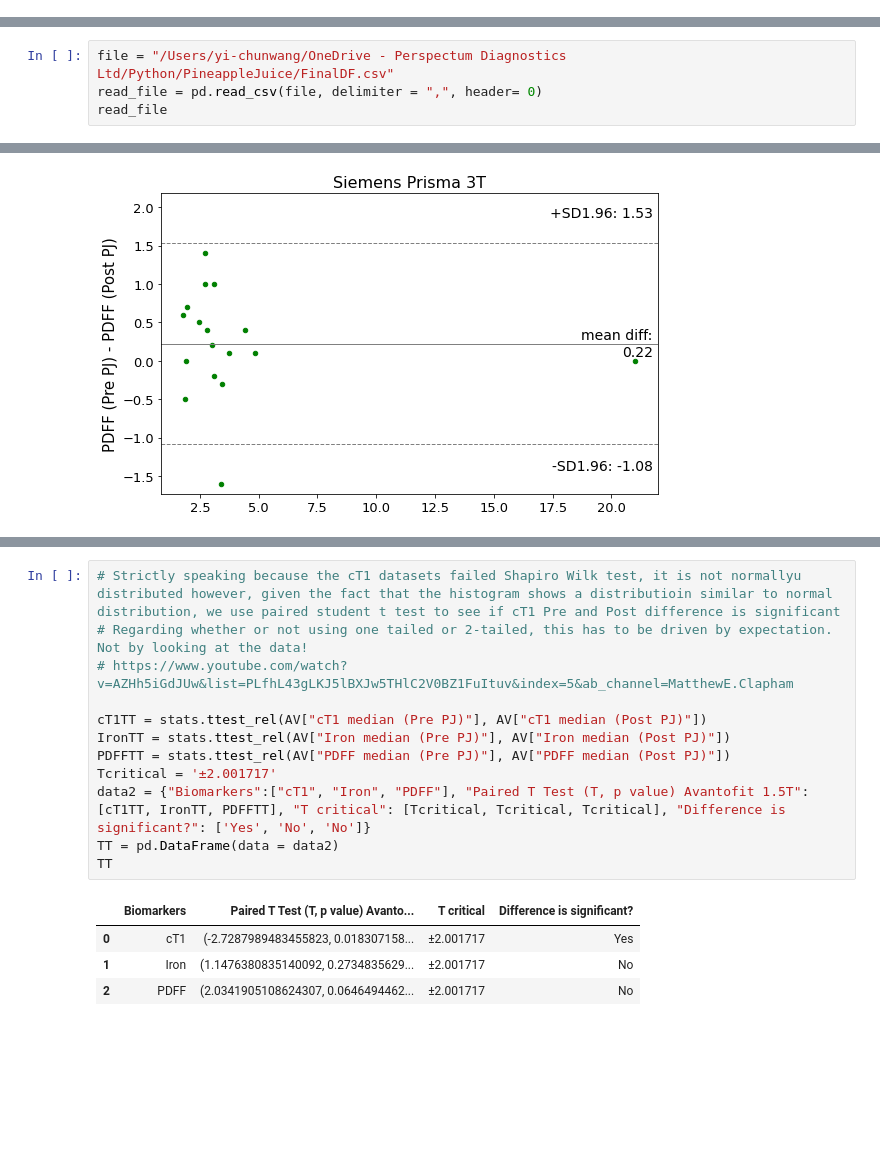
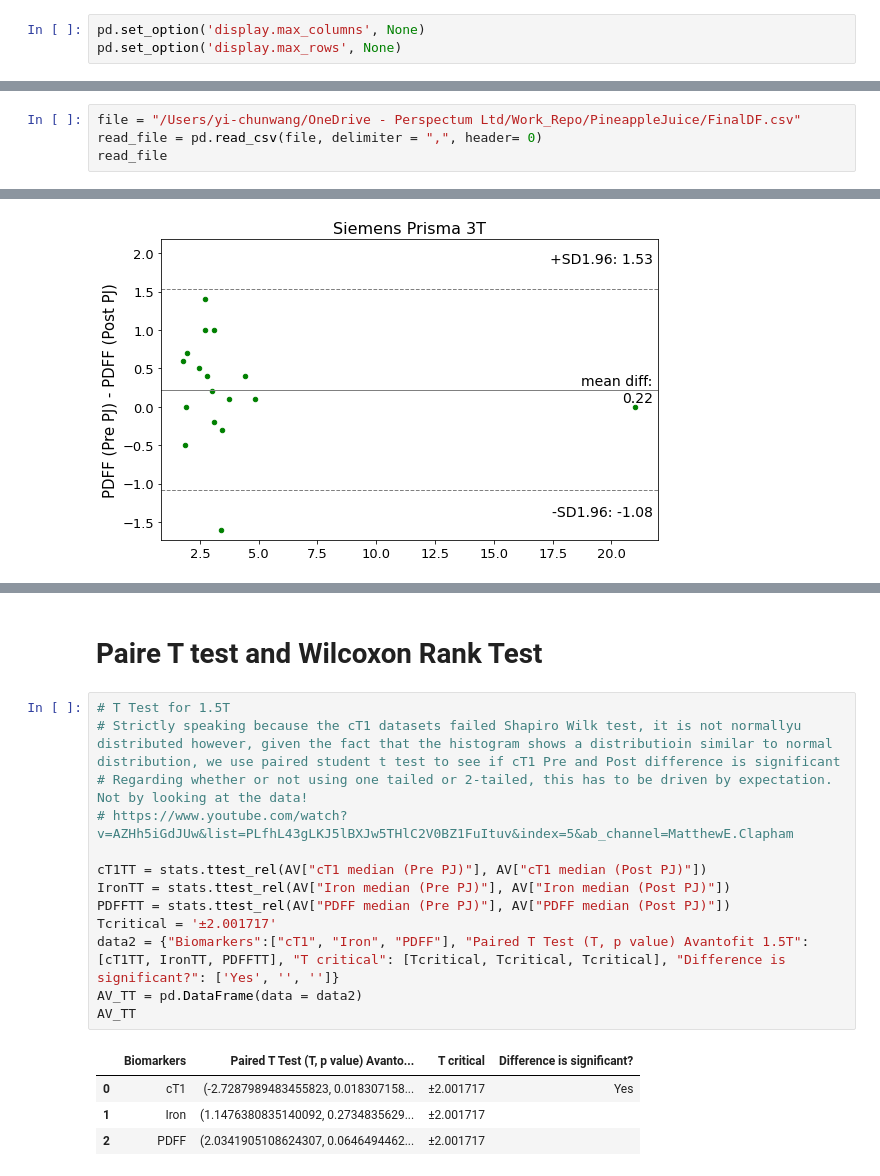
Before and after one commit to WhySeeYC/reference_app, a Jupyter notebook: PineappleJuice/VendorSpecificPlots.ipynb, the cells around one changed output, grey strips where cells are left out. Cells and saved outputs as stored; diff of their text form; blank space fills up the shorter version.

```diff
--- a/PineappleJuice/VendorSpecificPlots.ipynb
+++ b/PineappleJuice/VendorSpecificPlots.ipynb
@@ -7,3 +10,6 @@ from scipy import stats
 import numpy as np
 import dataframe_image as dfi
 import statsmodels.api as sm
+# %%
+pd.set_option('display.max_columns', None)
+pd.set_option('display.max_rows', None)
@@ -10,5 +46,5 @@ import statsmodels.api as sm
 # %%
-file = "/Users/yi-chunwang/OneDrive - Perspectum Diagnostics Ltd/Python/PineappleJuice/FinalDF.csv"
+file = "/Users/yi-chunwang/OneDrive - Perspectum Ltd/Work_Repo/PineappleJuice/FinalDF.csv"
 read_file = pd.read_csv(file, delimiter = ",", header= 0)
 read_file
 # %% [output]
@@ -465,18 +618,21 @@ dfi.export(SP, "PA Shapiro Wilk Test for Normality.png")
+# %% [markdown]
+# Paire T test and Wilcoxon Rank Test
 # %%
+# T Test for 1.5T
 # Strictly speaking because the cT1 datasets failed Shapiro Wilk test, it is not normallyu distributed however, given the fact that the histogram shows a distributioin similar to normal distribution, we use paired student t test to see if cT1 Pre and Post difference is significant
 # Regarding whether or not using one tailed or 2-tailed, this has to be driven by expectation.  Not by looking at the data!
 # https://www.youtube.com/watch?v=AZHh5iGdJUw&list=PLfhL43gLKJ5lBXJw5THlC2V0BZ1FuItuv&index=5&ab_channel=MatthewE.Clapham
 
 cT1TT = stats.ttest_rel(AV["cT1 median (Pre PJ)"], AV["cT1 median (Post PJ)"])
 IronTT = stats.ttest_rel(AV["Iron median (Pre PJ)"], AV["Iron median (Post PJ)"])
 PDFFTT = stats.ttest_rel(AV["PDFF median (Pre PJ)"], AV["PDFF median (Post PJ)"])
 Tcritical = '±2.001717'
-data2 = {"Biomarkers":["cT1", "Iron", "PDFF"], "Paired T Test (T, p value) Avantofit 1.5T":[cT1TT, IronTT, PDFFTT], "T critical": [Tcritical, Tcritical, Tcritical], "Difference is significant?": ['Yes', 'No', 'No']}
-TT = pd.DataFrame(data = data2)
-TT
+data2 = {"Biomarkers":["cT1", "Iron", "PDFF"], "Paired T Test (T, p value) Avantofit 1.5T":[cT1TT, IronTT, PDFFTT], "T critical": [Tcritical, Tcritical, Tcritical], "Difference is significant?": ['Yes', '', '']}
+AV_TT = pd.DataFrame(data = data2)
+AV_TT
 # %% [output]
 |  | Biomarkers | Paired T Test (T, p value) Avanto... | T critical | Difference is significant? |
 | 0 | cT1 | (-2.7287989483455823, 0.018307158... | ±2.001717 | Yes |
-| 1 | Iron | (1.1476380835140092, 0.2734835629... | ±2.001717 | No |
-| 2 | PDFF | (2.0341905108624307, 0.0646494462... | ±2.001717 | No |
+| 1 | Iron | (1.1476380835140092, 0.2734835629... | ±2.001717 |  |
+| 2 | PDFF | (2.0341905108624307, 0.0646494462... | ±2.001717 |  |
 # %%
```
Also changed, not shown: parts of 38 cells of this notebook.
